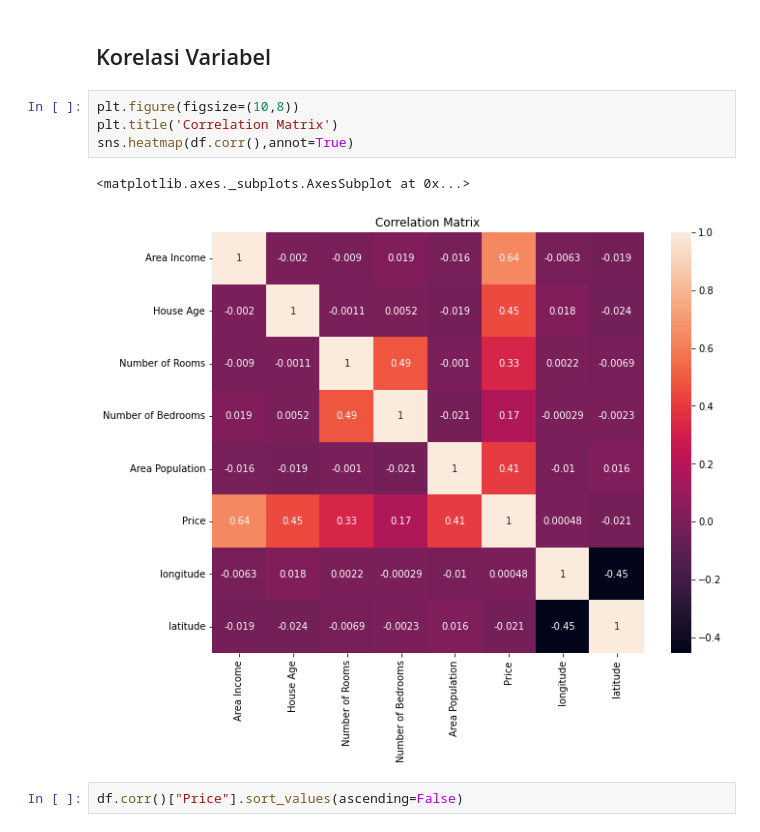
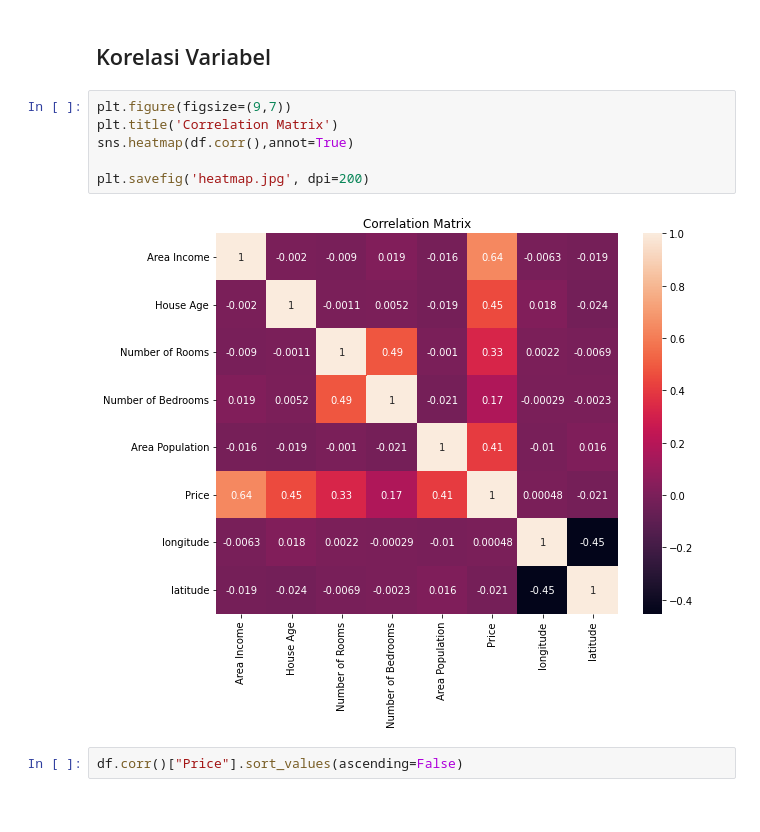
Before and after one commit to happyta30/Projek-Akhir, a Jupyter notebook: model_development/Pred_Home_Price.ipynb, the cells around one changed output. Drawn from its saved outputs; the diff is of its cells as text.

```diff
--- a/model_development/Pred_Home_Price.ipynb
+++ b/model_development/Pred_Home_Price.ipynb
@@ -128,12 +175,13 @@ Index(['Area Income', 'House Age', 'Number of Rooms', 'Number of Bedrooms',
 # %% [markdown]
 ## Korelasi Variabel
 # %%
-plt.figure(figsize=(10,8))
+plt.figure(figsize=(9,7))
 plt.title('Correlation Matrix')
 sns.heatmap(df.corr(),annot=True)
+
+plt.savefig('heatmap.jpg', dpi=200)
 # %% [output]
-<matplotlib.axes._subplots.AxesSubplot at 0x...>
-[figure, old version]
+[figure, new version]
 # %%
 df.corr()["Price"].sort_values(ascending=False)
 # %% [output]
```
Also changed, not shown: parts of 23 cells of this notebook, 4 other files.
